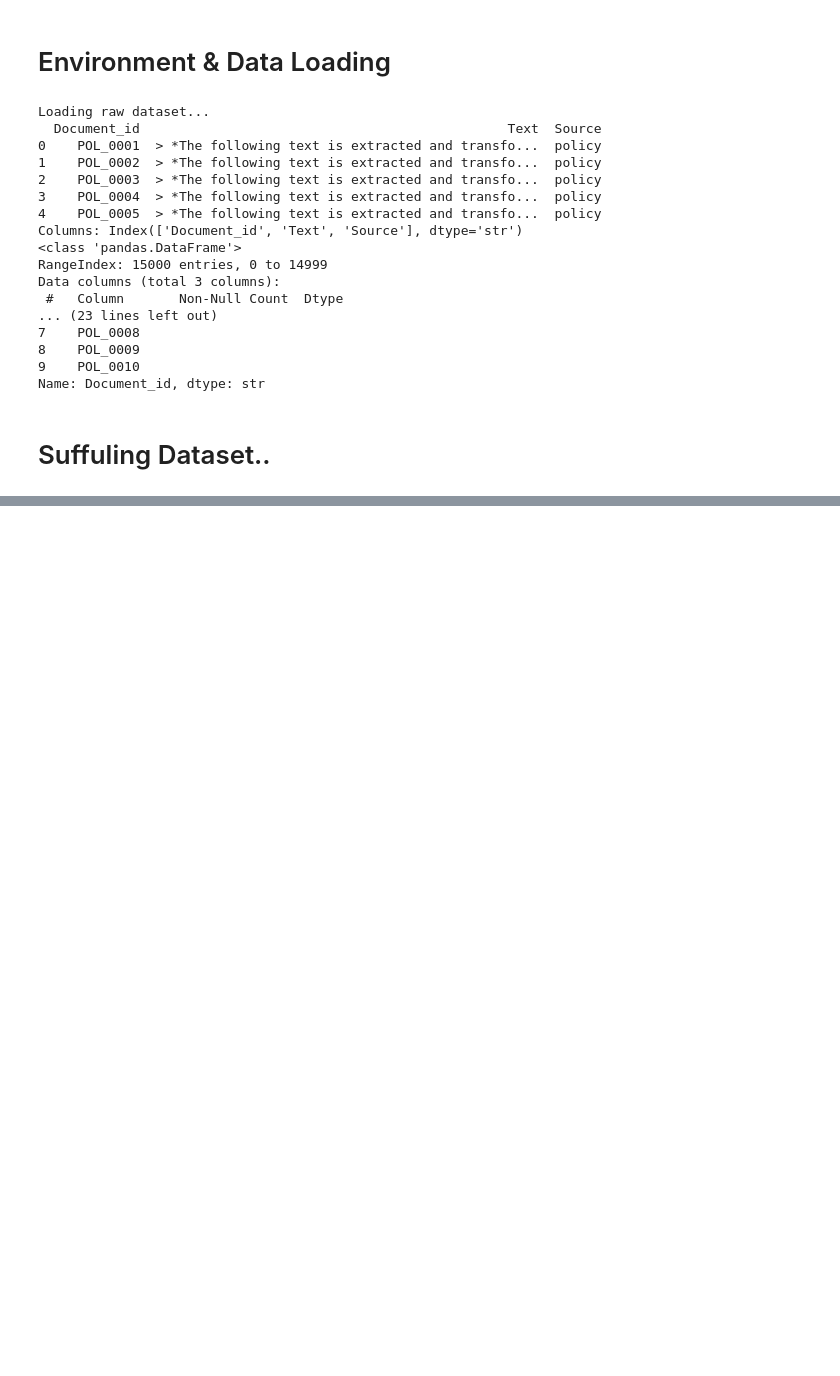
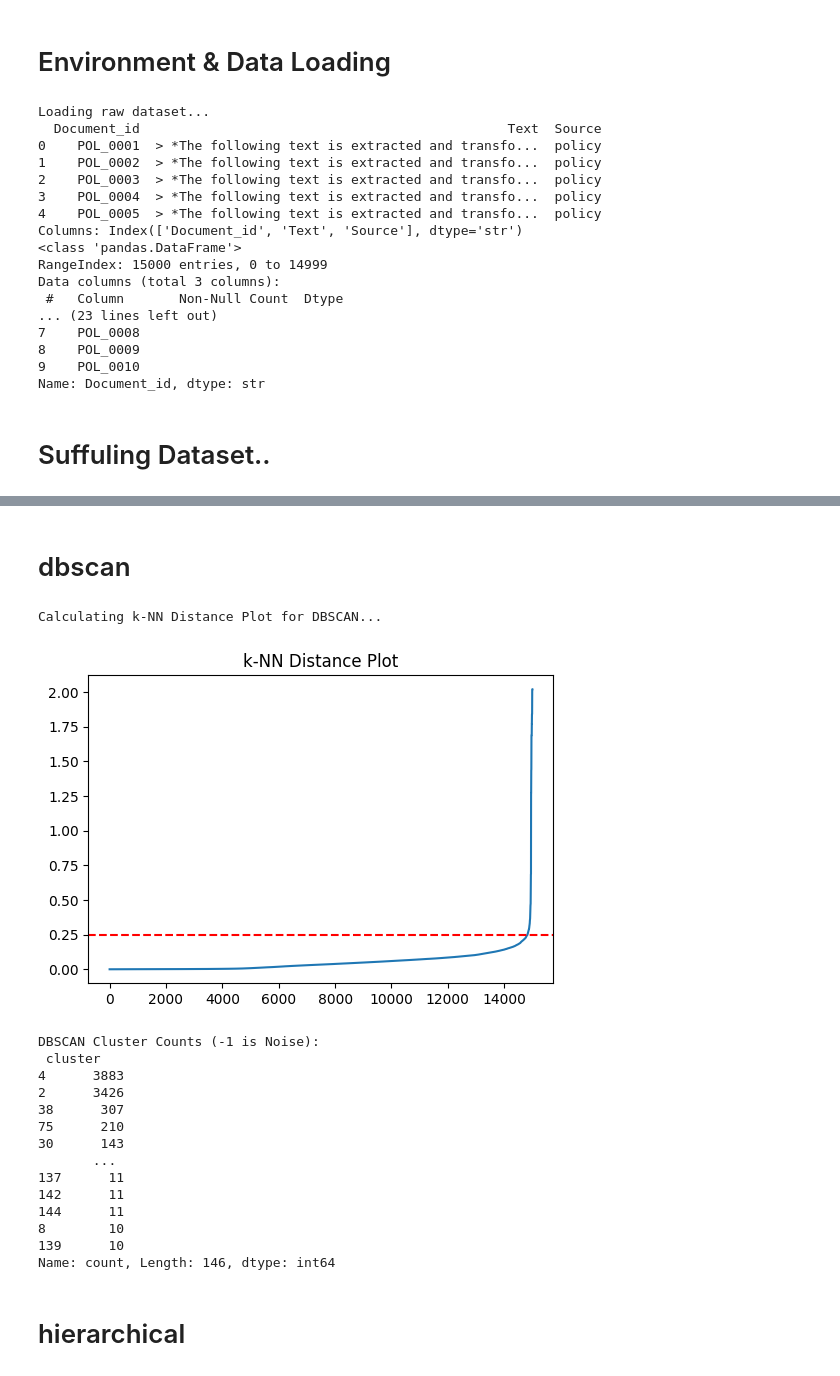
Before and after one commit to jannatunnesajerin/Unsupervised-NLP-code, a Jupyter notebook: Workd Data science/paperwork unsupervised/tfidf.ipynb, the cells around one changed output, grey strips where cells are left out. Saved outputs shown, nothing was run; the diff lists cells and outputs as text; code cells hidden in the pictures; blank space fills up the shorter version.

```diff
--- a/Workd Data science/paperwork unsupervised/tfidf.ipynb
+++ b/Workd Data science/paperwork unsupervised/tfidf.ipynb
@@ -78,0 +232,38 @@ df_model.to_excel("dataset_without_source.xlsx", index=False)"""
+# %% [markdown]
+# dbscan
+# %%
+print("Calculating k-NN Distance Plot for DBSCAN...")
+neighbors = NearestNeighbors(n_neighbors=10)
+neighbors_fit = neighbors.fit(umap_df[['UMAP1', 'UMAP2']])
+distances, indices = neighbors_fit.kneighbors(umap_df[['UMAP1', 'UMAP2']])
+distances = np.sort(distances[:, -1], axis=0)
+
+plt.figure(figsize=(6, 4))
+plt.plot(distances)
+plt.axhline(y=0.25, color='r', linestyle='--')
+plt.title("k-NN Distance Plot")
+plt.show()
+
+# DBSCAN Execution
+db_model = DBSCAN(eps=0.5, min_samples=10, n_jobs=-1)
+umap_df['cluster'] = db_model.fit_predict(umap_df[['UMAP1', 'UMAP2']]).astype(str)
+print("\nDBSCAN Cluster Counts (-1 is Noise):\n", umap_df['cluster'].value_counts())
+# %% [output]
+Calculating k-NN Distance Plot for DBSCAN...
+[figure, added]
+DBSCAN Cluster Counts (-1 is Noise):
+ cluster
+4      3883
+2      3426
+38      307
+75      210
+30      143
+       ...
+137      11
+142      11
+144      11
+8        10
+139      10
+Name: count, Length: 146, dtype: int64
+# %% [markdown]
+# hierarchical
```
Also changed, not shown: parts of 21 cells of this notebook.
